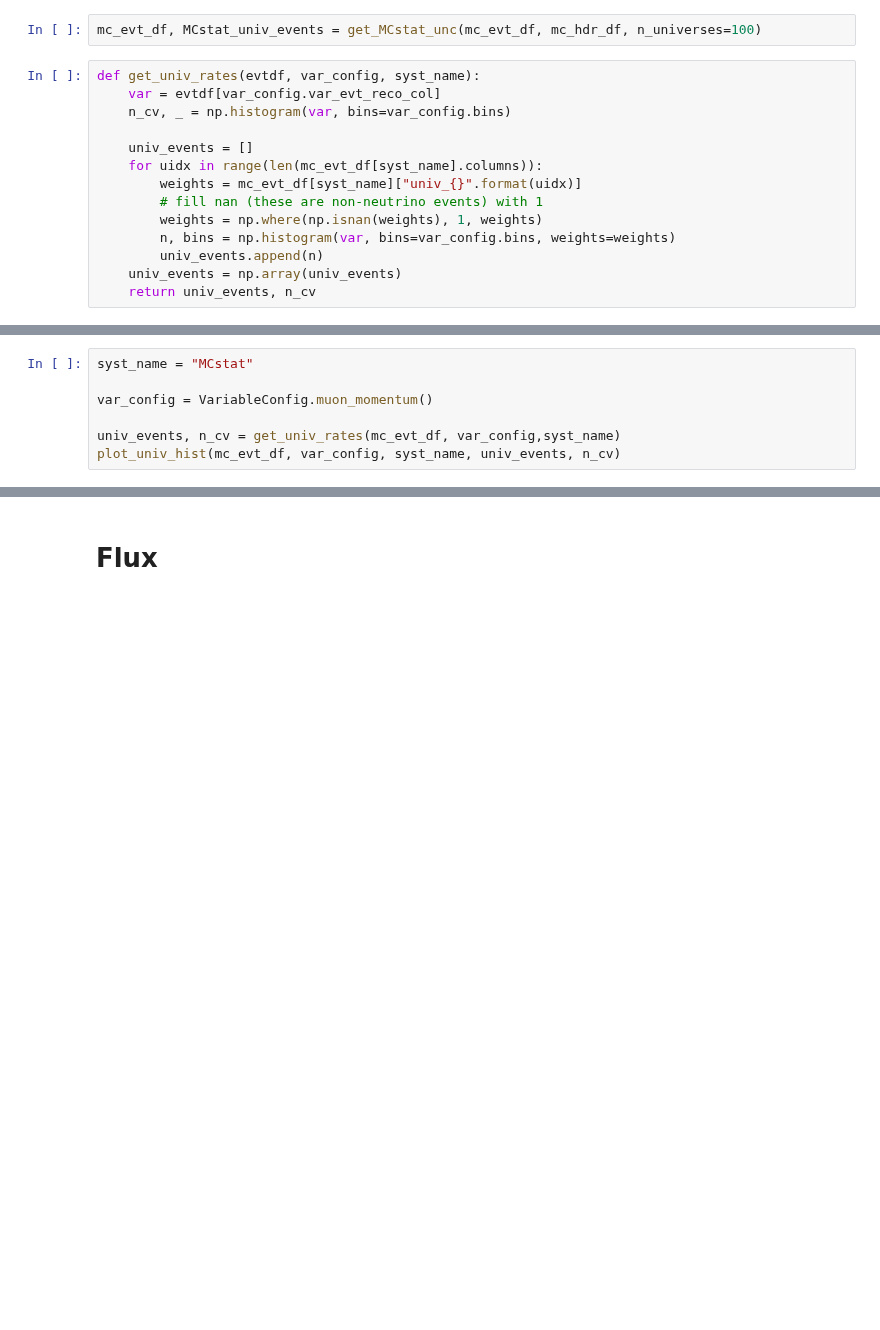
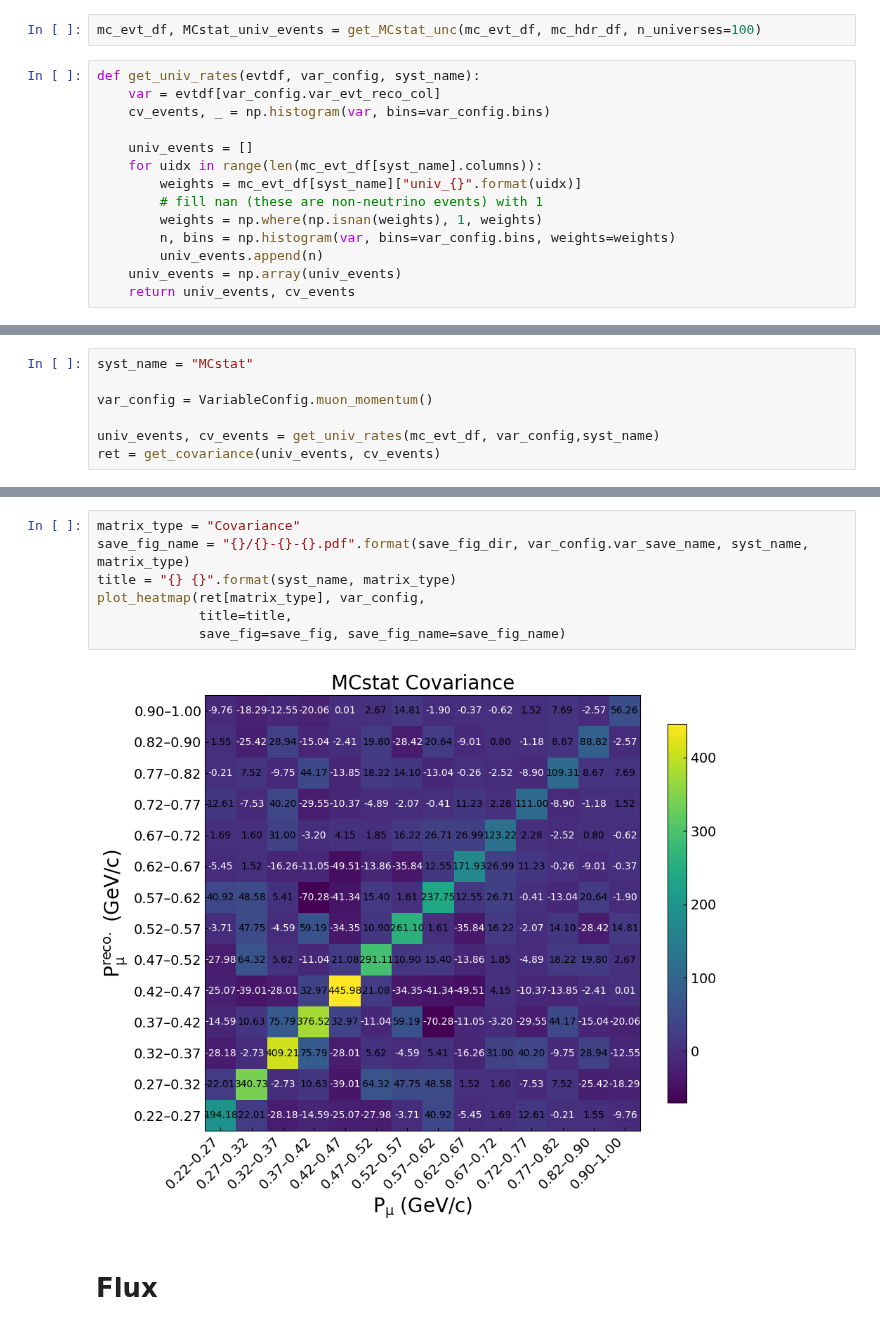
Before and after one commit to sungbinoh/cafpyana, a Jupyter notebook: analysis_village/numucc_1p0pi/systematics-other.ipynb, the cells around one changed output, grey strips where cells are left out. Saved outputs shown, nothing was run; the diff lists cells and outputs as text; blank space fills up the shorter version.

```diff
--- a/analysis_village/numucc_1p0pi/systematics-other.ipynb
+++ b/analysis_village/numucc_1p0pi/systematics-other.ipynb
@@ -124,7 +126,7 @@ mc_evt_df, MCstat_univ_events = get_MCstat_unc(mc_evt_df, mc_hdr_df, n_universes
 # %%
 def get_univ_rates(evtdf, var_config, syst_name):
     var = evtdf[var_config.var_evt_reco_col]
-    n_cv, _ = np.histogram(var, bins=var_config.bins)
+    cv_events, _ = np.histogram(var, bins=var_config.bins)
 
     univ_events = []
     for uidx in range(len(mc_evt_df[syst_name].columns)):
@@ -134,5 +136,5 @@ def get_univ_rates(evtdf, var_config, syst_name):
         n, bins = np.histogram(var, bins=var_config.bins, weights=weights)
         univ_events.append(n)
     univ_events = np.array(univ_events)
-    return univ_events, n_cv
+    return univ_events, cv_events
 # %%
@@ -192,5 +279,5 @@ syst_name = "MCstat"
 
 var_config = VariableConfig.muon_momentum()
 
-univ_events, n_cv = get_univ_rates(mc_evt_df, var_config,syst_name)
-plot_univ_hist(mc_evt_df, var_config, syst_name, univ_events, n_cv)
+univ_events, cv_events = get_univ_rates(mc_evt_df, var_config,syst_name)
+ret = get_covariance(univ_events, cv_events)
@@ -199,3 +288,12 @@ plot_univ_hist(mc_evt_df, var_config, syst_name, univ_events, n_cv)
+# %%
+matrix_type = "Covariance"
+save_fig_name = "{}/{}-{}-{}.pdf".format(save_fig_dir, var_config.var_save_name, syst_name, matrix_type)
+title = "{} {}".format(syst_name, matrix_type)
+plot_heatmap(ret[matrix_type], var_config,
+             title=title,
+             save_fig=save_fig, save_fig_name=save_fig_name)
+# %% [output]
+[figure, added]
 # %% [markdown]
 # Flux
 # %%
```
Also changed, not shown: parts of 9 cells of this notebook, 1 other file.
